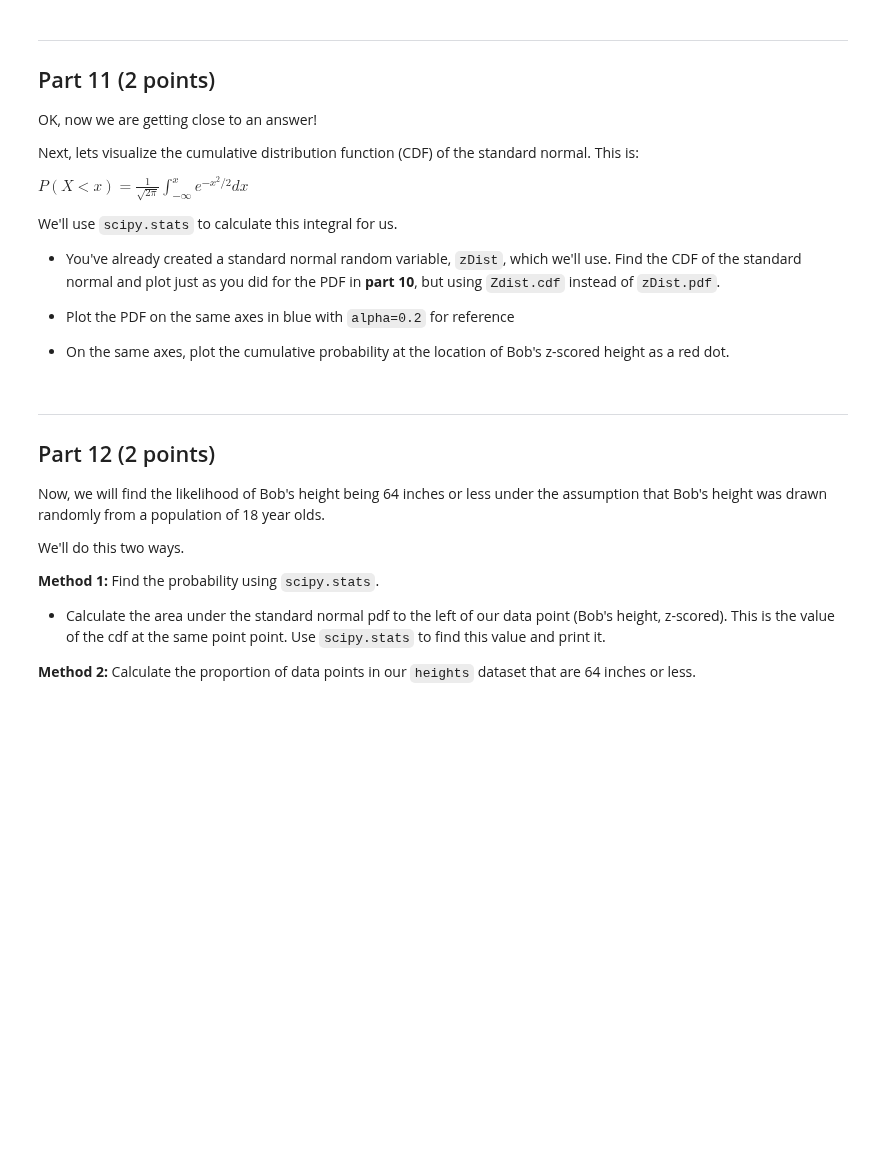
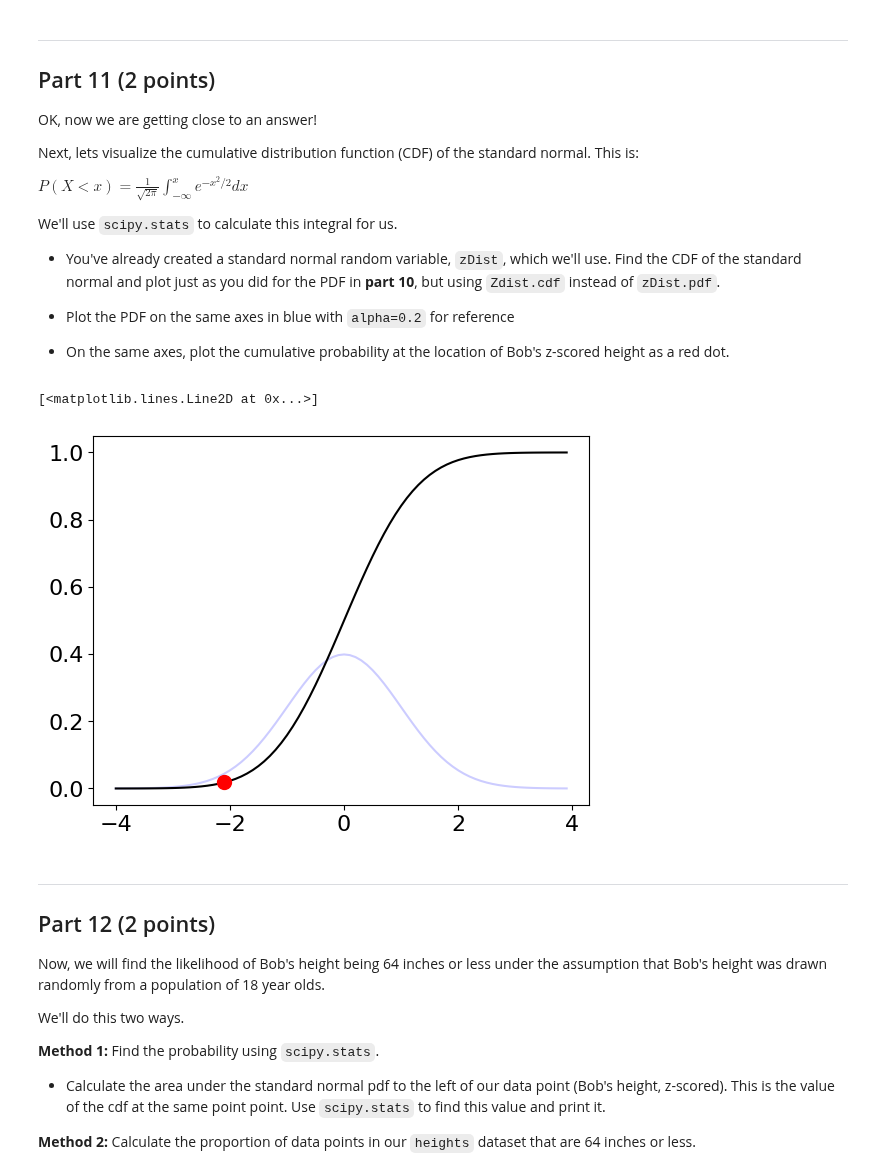
Before and after one commit to Urvi-M/BE559, a Jupyter notebook: Homework1_part1_v1.ipynb, the cells around one changed output. Drawn from its saved outputs; the diff is of its cells as text; code cells hidden in the pictures; blank space fills up the shorter version.

```diff
--- a/Homework1_part1_v1.ipynb
+++ b/Homework1_part1_v1.ipynb
@@ -235,6 +268,15 @@ We'll use `scipy.stats` to calculate this integral for us.
 *   Plot the PDF on the same axes in blue with `alpha=0.2` for reference
 
 *   On the same axes, plot the cumulative probability at the location of Bob's z-scored height as a red dot.
+# %%
+cdf=zDist.cdf(x)
+plt.plot(x,pdf,color= 'b',alpha=0.2)
+plt.plot(x,cdf,color= 'k')
+cdfB = heightDist.cdf(Bob)
+plt.plot(Zs,cdfB,marker="o",markersize =10,color= 'r', label='Bob')
+# %% [output]
+[<matplotlib.lines.Line2D at 0x...>]
+[figure, added]
 # %% [markdown]
 ---
 ## Part 12 (2 points)
```
Also changed, not shown: parts of 5 cells of this notebook.
